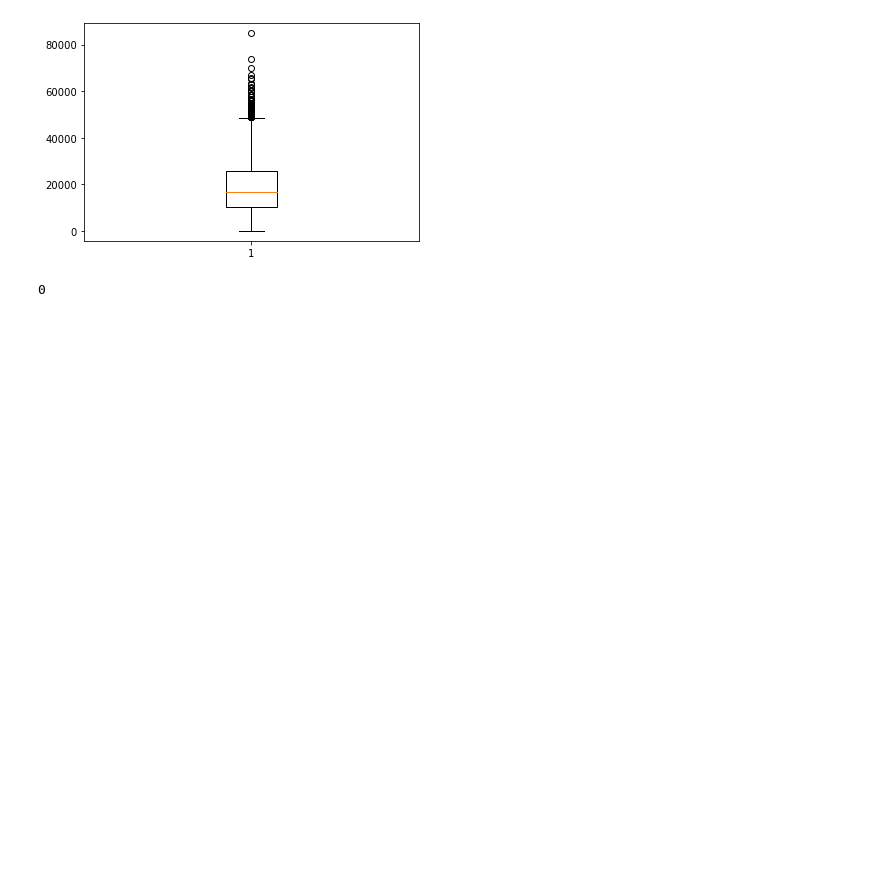
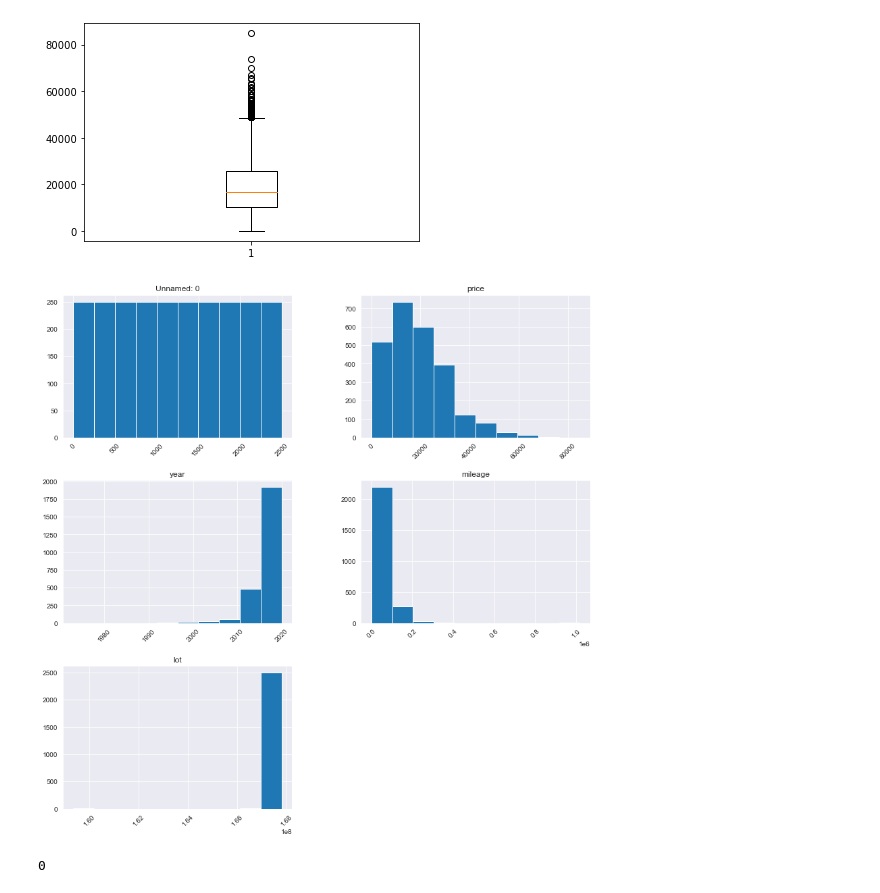
Before and after one commit to PatrickAttankurugu/car_valuation, a Jupyter notebook: notebooks/exploratory_data_analysis.ipynb, the cells around one changed output. Drawn from its saved outputs; the diff is of its cells as text; code cells hidden in the pictures; blank space fills up the shorter version.

```diff
--- a/notebooks/exploratory_data_analysis.ipynb
+++ b/notebooks/exploratory_data_analysis.ipynb
@@ -128,6 +128,11 @@ plt.show()
 #want to use boxplot to see outliers in the various numeric attributes of our data
 # %% [output]
 [figure]
+# %%
+df.hist(figsize=(14,14),xrot=45)
+plt.show()
+# %% [output]
+[figure, added]
 # %%
 np.min(df.price)
 #the minimum cost of a car
```
